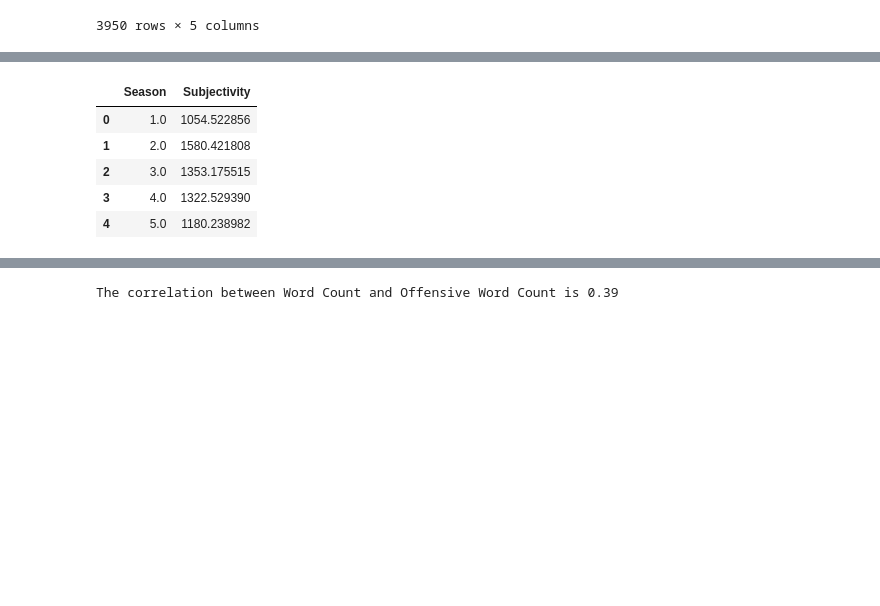
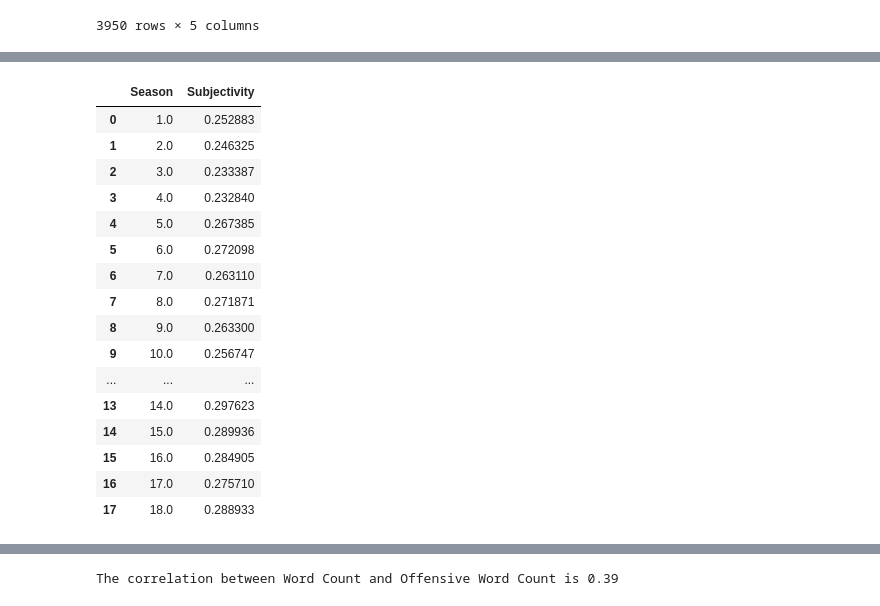
Before and after one commit to GambitAcid/Tegridy-Farms-an-Explicitive-South-Park-Sentiment-Analysis-, a Jupyter notebook: South Park/SouthPark_rashmi_work.ipynb, the cells around one changed output, grey strips where cells are left out. Saved outputs shown, nothing was run; the diff lists cells and outputs as text; code cells hidden in the pictures; blank space fills up the shorter version.

```diff
--- a/South Park/SouthPark_rashmi_work.ipynb
+++ b/South Park/SouthPark_rashmi_work.ipynb
@@ -563,17 +569,28 @@ Text(0, 0.5, 'Polarity')
 # %%
-SP_Diag_Cleaned_NA = SP_Diag.fillna(0)
-groupby_season = SP_Diag_Cleaned_NA.groupby("Season")["Subjectivity"].sum().reset_index()
+#SP_Diag_Cleaned_NA = SP_Diag.fillna(0)
+groupby_season = SP_Diag_Cleaned_NA.groupby("Season")["Subjectivity"].mean().reset_index()
 groupby_season=groupby_season[:-1].astype(float)
 #groupby_season.sort_values(by=['Season']).reset_index(drop=True)
 groupby_season = groupby_season.sort_values(by=['Season']).reset_index(drop=True)
-groupby_season.head(5)
+groupby_season
 # %% [output]
 |  | Season | Subjectivity |
-| 0 | 1.0 | 1054.522856 |
-| 1 | 2.0 | 1580.421808 |
-| 2 | 3.0 | 1353.175515 |
-| 3 | 4.0 | 1322.529390 |
-| 4 | 5.0 | 1180.238982 |
+| 0 | 1.0 | 0.252883 |
+| 1 | 2.0 | 0.246325 |
+| 2 | 3.0 | 0.233387 |
+| 3 | 4.0 | 0.232840 |
+| 4 | 5.0 | 0.267385 |
+| 5 | 6.0 | 0.272098 |
+| 6 | 7.0 | 0.263110 |
+| 7 | 8.0 | 0.271871 |
+| 8 | 9.0 | 0.263300 |
+| 9 | 10.0 | 0.256747 |
+| ... | ... | ... |
+| 13 | 14.0 | 0.297623 |
+| 14 | 15.0 | 0.289936 |
+| 15 | 16.0 | 0.284905 |
+| 16 | 17.0 | 0.275710 |
+| 17 | 18.0 | 0.288933 |
 # %%
 # Generate a scatter plot of average Season vs Subjectivity
 fig3, ax3 = plt.subplots()
```
Also changed, not shown: parts of 23 cells of this notebook, 1 other file.
